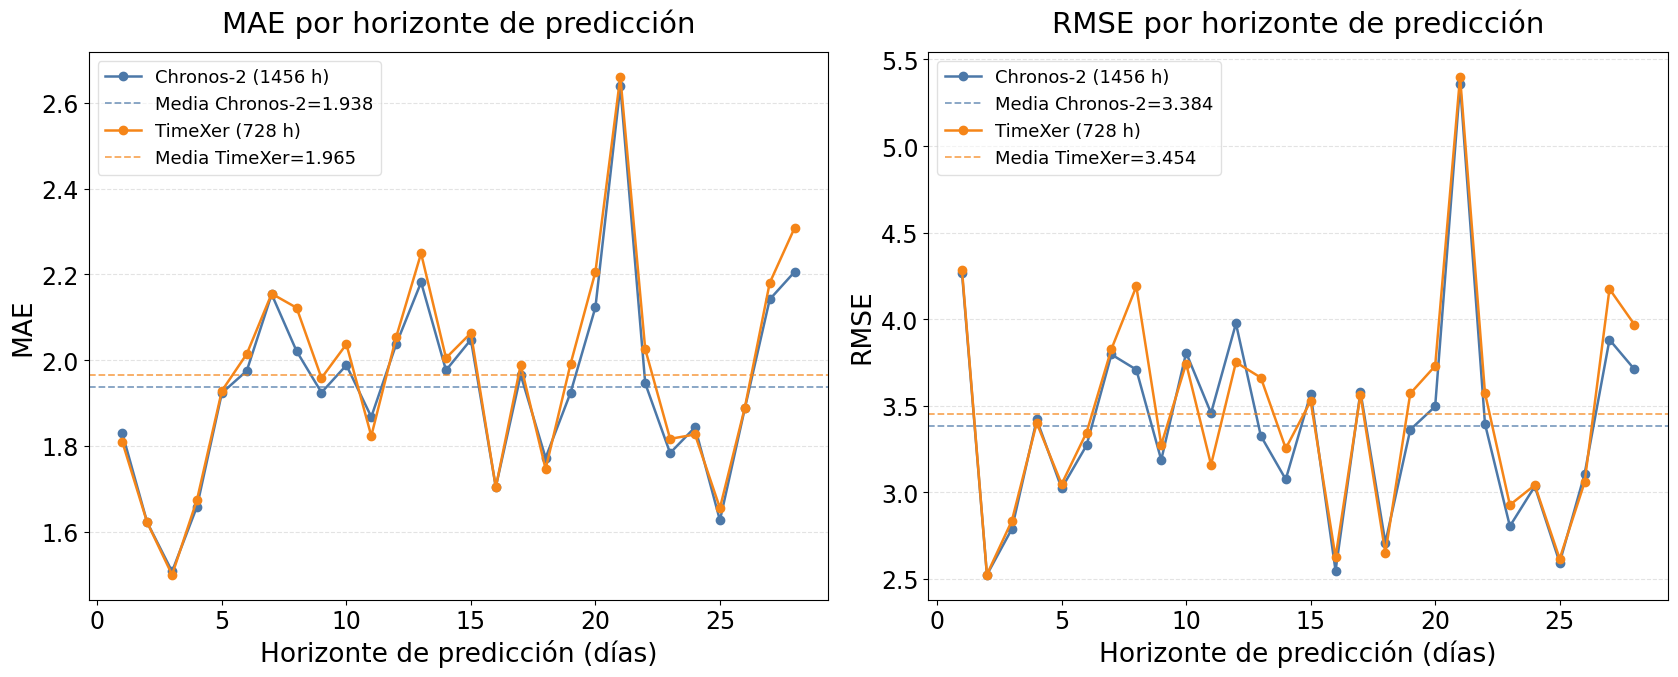
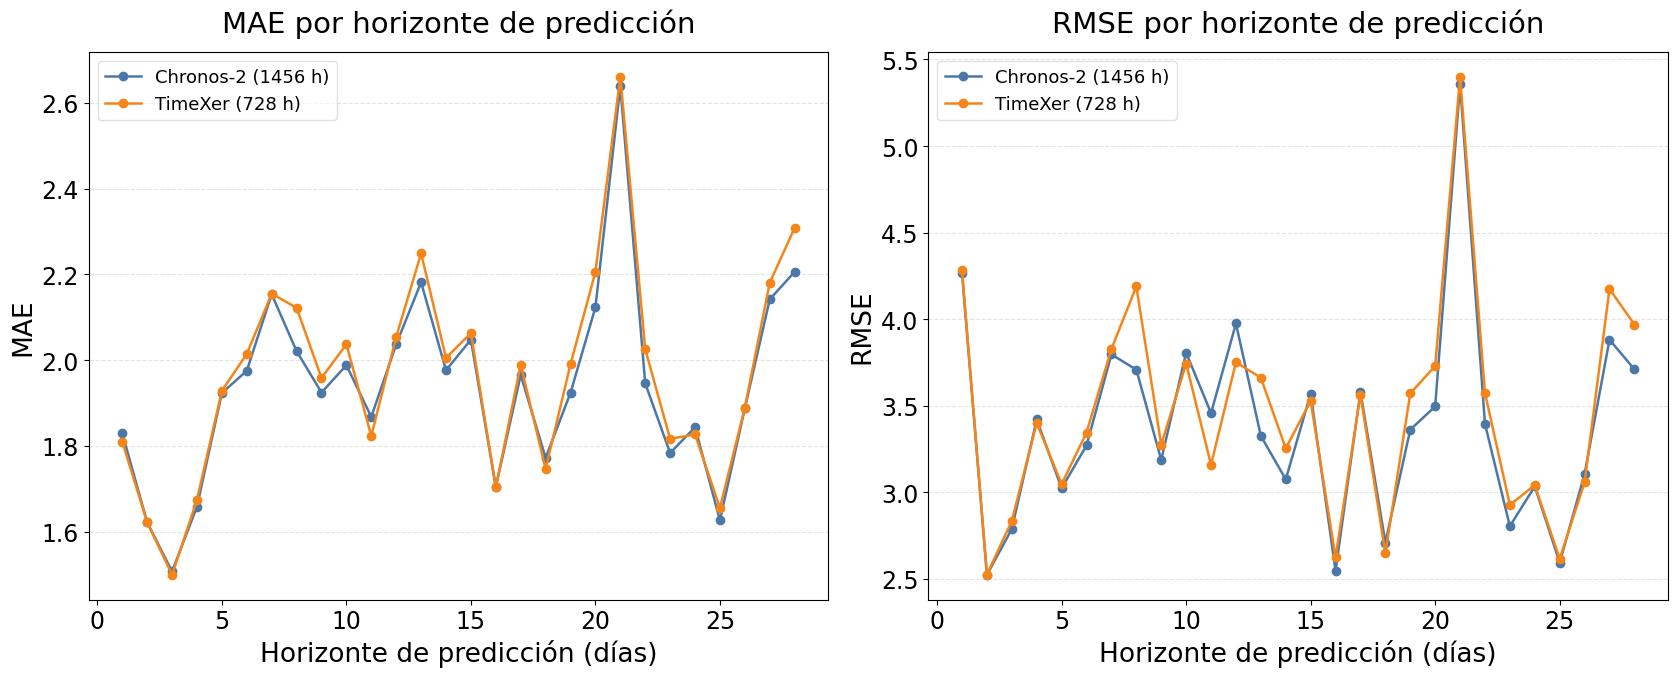
Code edit (unified diff) that turned the first committed figure into the second:
--- before
+++ after
@@ -68,7 +68,4 @@
             for label, (mdf, color) in series.items():
                 ax.plot(mdf.index, mdf[metric], marker="o", linewidth=1.8, color=color, label=label)
-                mean_val = mdf[metric].mean()
-                ax.axhline(mean_val, color=color, linestyle="--", alpha=0.7, linewidth=1.3,
-                           label=f"Media {label.split(' ')[0]}={mean_val:.3f}")
 
             ax.set_xlabel("Horizonte de predicción (días)")

Commit: updates